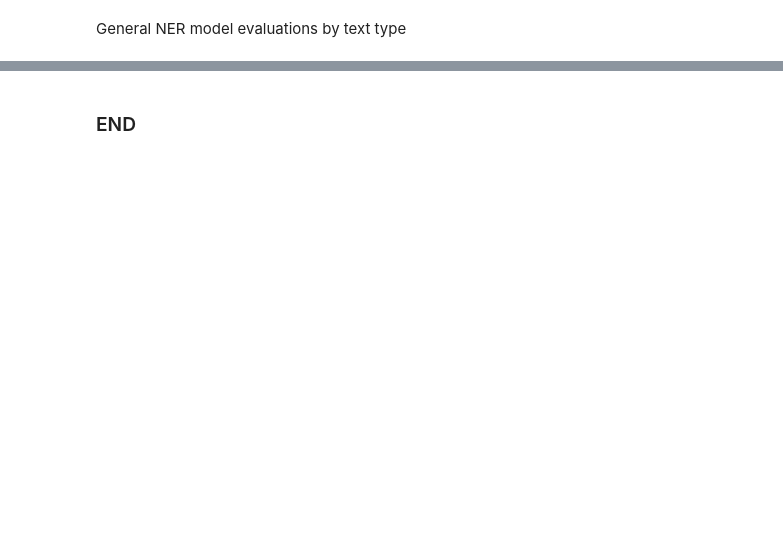
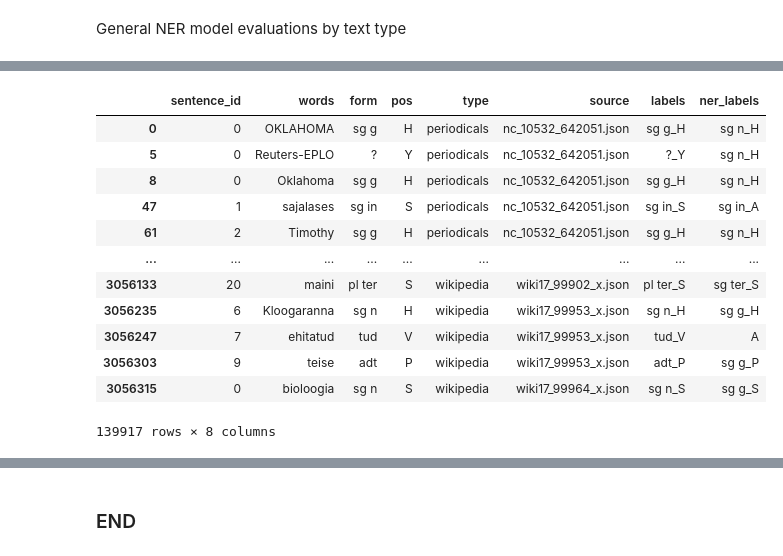
Before and after one commit to estnltk/estnltk-model-training, a Jupyter notebook: morph_tagging/finetune_bert_morph_tagger.ipynb, the cells around one changed output, grey strips where cells are left out. Drawn from its saved outputs; the diff is of its cells as text; code cells hidden in the pictures; blank space fills up the shorter version.

```diff
--- a/morph_tagging/finetune_bert_morph_tagger.ipynb
+++ b/morph_tagging/finetune_bert_morph_tagger.ipynb
@@ -926,0 +1281,20 @@ Tooken: </s>
+# %%
+updated_comparison_data = pd.read_csv('./updated_comparison_data.csv', keep_default_na=False)
+# %%
+label_differences = updated_comparison_data[updated_comparison_data['labels'] != updated_comparison_data['ner_labels']]
+# %%
+display(label_differences)
+# %% [output]
+|  | sentence_id | words | form | pos | type | source | labels | ner_labels |
+| 0 | 0 | OKLAHOMA | sg g | H | periodicals | nc_10532_642051.json | sg g_H | sg n_H |
+| 5 | 0 | Reuters-EPLO | ? | Y | periodicals | nc_10532_642051.json | ?_Y | sg n_H |
+| 8 | 0 | Oklahoma | sg g | H | periodicals | nc_10532_642051.json | sg g_H | sg n_H |
+| 47 | 1 | sajalases | sg in | S | periodicals | nc_10532_642051.json | sg in_S | sg in_A |
+| 61 | 2 | Timothy | sg g | H | periodicals | nc_10532_642051.json | sg g_H | sg n_H |
+| ... | ... | ... | ... | ... | ... | ... | ... | ... |
+| 3056133 | 20 | maini | pl ter | S | wikipedia | wiki17_99902_x.json | pl ter_S | sg ter_S |
+| 3056235 | 6 | Kloogaranna | sg n | H | wikipedia | wiki17_99953_x.json | sg n_H | sg g_H |
+| 3056247 | 7 | ehitatud | tud | V | wikipedia | wiki17_99953_x.json | tud_V | A |
+| 3056303 | 9 | teise | adt | P | wikipedia | wiki17_99953_x.json | adt_P | sg g_P |
+| 3056315 | 0 | bioloogia | sg n | S | wikipedia | wiki17_99964_x.json | sg n_S | sg g_S |
+139917 rows × 8 columns
```
Also changed, not shown: parts of 119 cells of this notebook, 1 other file.
